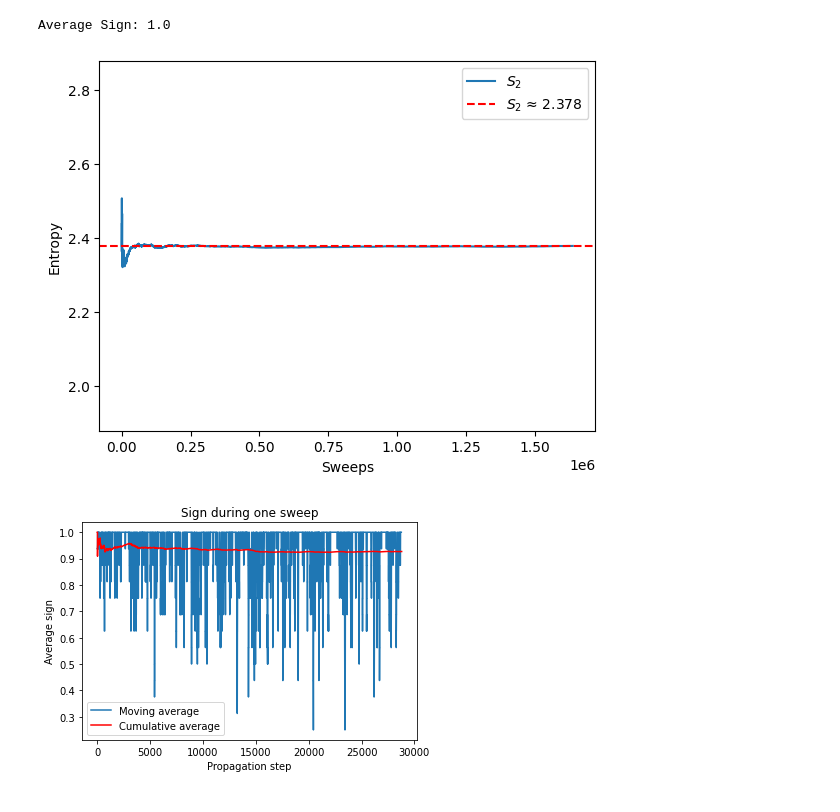
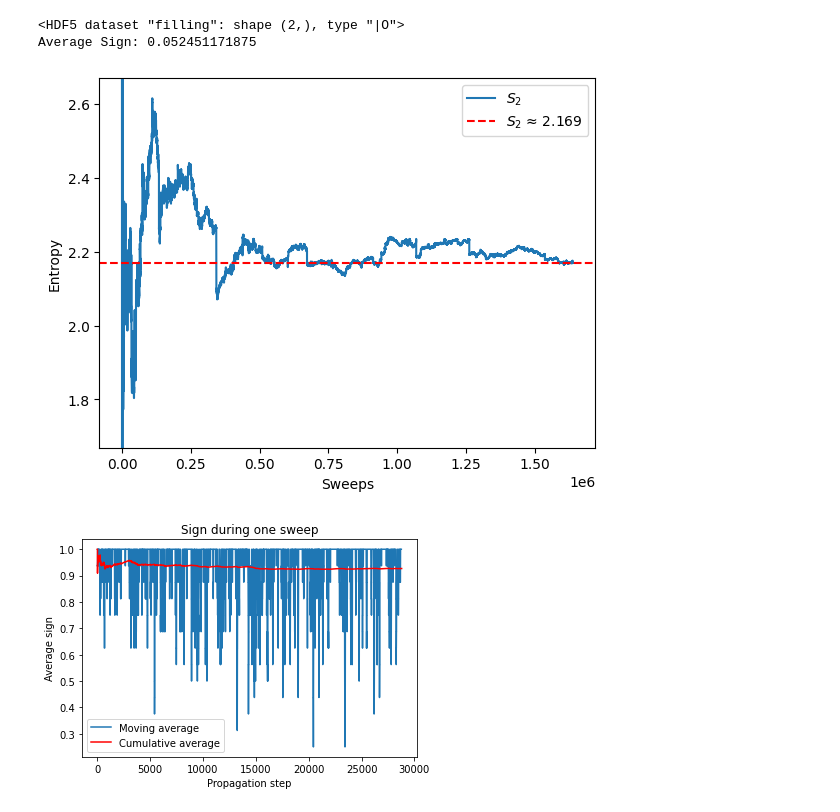
Before and after one commit to Terkadur/AFQMC, a Jupyter notebook: plot.ipynb, the cells around one changed output. Drawn from its saved outputs; the diff is of its cells as text; code cells hidden in the pictures.

Commit message:
probably wont work but lets get more data

```diff
--- a/plot.ipynb
+++ b/plot.ipynb
@@ -127,26 +128,27 @@ def plot_etgent_conv(EtgEnt_path, filling=None, U=None, partition=None):
     plt.ylim((conv_etgent[-1] - 0.5, conv_etgent[-1] + 0.5))
     plt.legend()
 # %%
-plot_etgent_conv("./data_with_new_sgn/3x3/processed/EtgEnt_LA3_U2.0_beta6.0.jld", filling=(5, 5))
+plot_etgent_conv("./data_with_new_sgn/3x3/processed/EtgEnt_LA3_U2.0_beta6.0.jld", filling=(4, 4))
 # file = h5py.File("./data_with_sgn/3x3/processed/EtgEnt_NoReset_LA3_U2.0_beta6.0.jld")
 
 # filling = (4, 4)
 # if type(filling) == tuple:
 #     index = -1
 #     for (i, ref) in enumerate(list(file["filling"])):
 #         if str(filling) == str(np.array(file[ref])):
 #             index = i
 #             break
 #     if index == -1:
 #         raise Exception("Filling not found")
 
 # ref = file["sgnprob_conv"][index]
 # sgnprob = np.array(file[ref])
 # plt.plot(sgnprob)
 # print(sgnprob[-1])
 # %% [output]
-Average Sign: 1.0
+<HDF5 dataset "filling": shape (2,), type "|O">
+Average Sign: 0.052451171875
-[figure, old version]
+[figure, new version]
 # %%
 file = h5py.File("./data/test/PropSgn_LA8_N24_U14.0_beta18.0_seed1234.jld")
 
```
Also changed, not shown: parts of 1 cell of this notebook, 8 other files.
